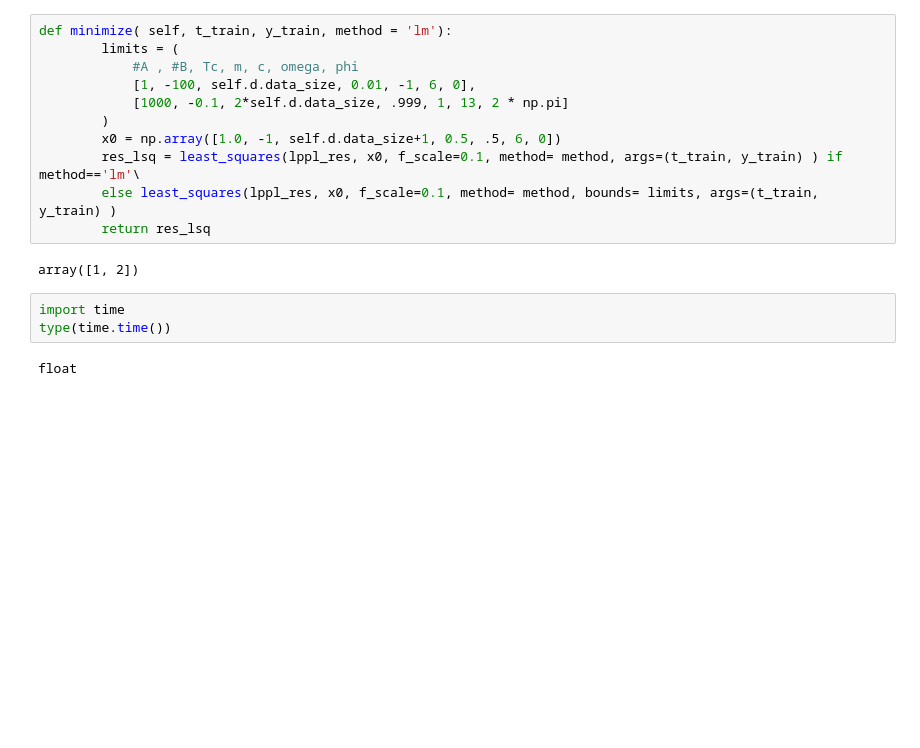
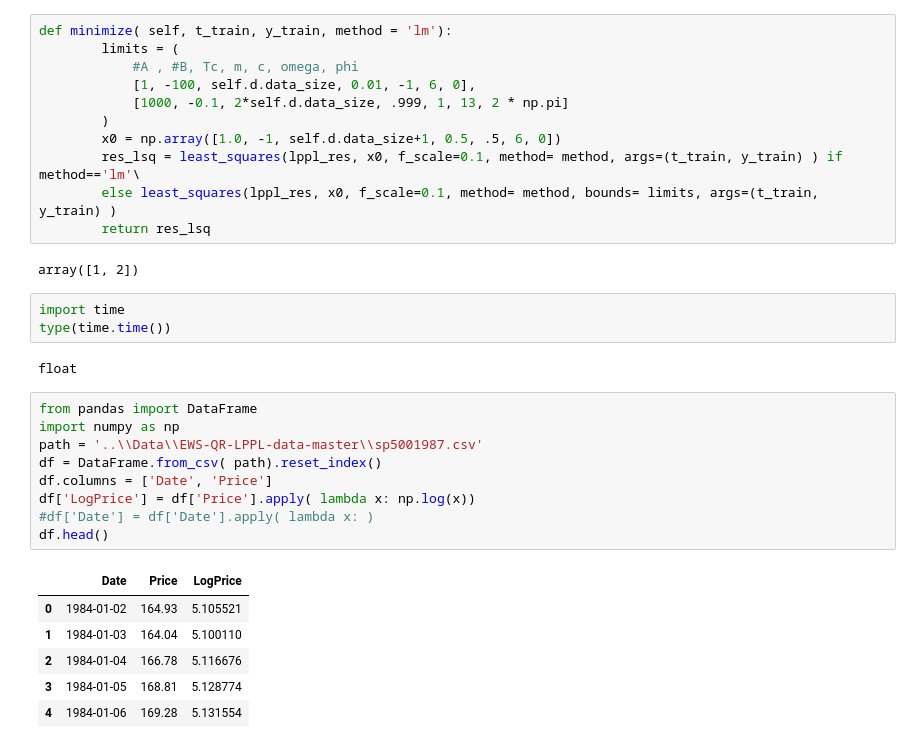
Before and after one commit to mbaddar/BTCWavelet, a Jupyter notebook: notebooks/log_returns.ipynb, the cells around one changed output. Cells and saved outputs as stored; diff of their text form; blank space fills up the shorter version.

```diff
--- a/notebooks/log_returns.ipynb
+++ b/notebooks/log_returns.ipynb
@@ -1004,3 +1004,19 @@ import time
 type(time.time())
 # %% [output]
 float
+# %%
+from pandas import DataFrame
+import numpy as np
+path = '..\\Data\\EWS-QR-LPPL-data-master\\sp5001987.csv'
+df = DataFrame.from_csv( path).reset_index()
+df.columns = ['Date', 'Price']
+df['LogPrice'] = df['Price'].apply( lambda x: np.log(x))
+#df['Date'] = df['Date'].apply( lambda x: )
+df.head()
+# %% [output]
+|  | Date | Price | LogPrice |
+| 0 | 1984-01-02 | 164.93 | 5.105521 |
+| 1 | 1984-01-03 | 164.04 | 5.100110 |
+| 2 | 1984-01-04 | 166.78 | 5.116676 |
+| 3 | 1984-01-05 | 168.81 | 5.128774 |
+| 4 | 1984-01-06 | 169.28 | 5.131554 |
```
Also changed, not shown: parts of 1 cell of this notebook, 23 other files.
